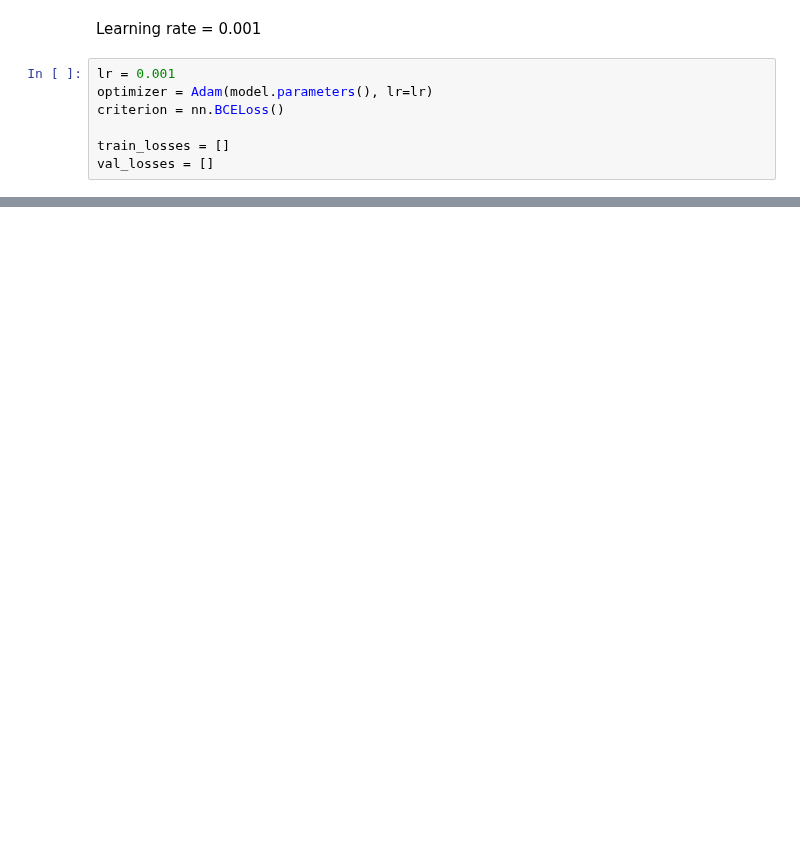
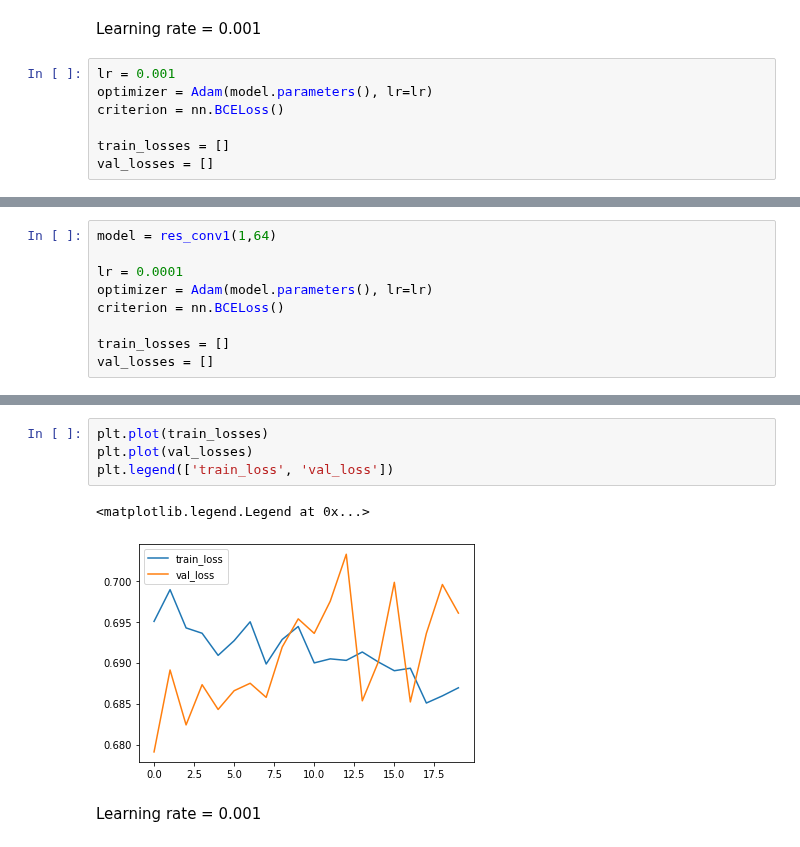
Before and after one commit to HaochengYe/Backtesting, a Jupyter notebook: Predict & Backtesting.ipynb, the cells around one changed output, grey strips where cells are left out. Saved outputs shown, nothing was run; the diff lists cells and outputs as text; blank space fills up the shorter version.

```diff
--- a/Predict & Backtesting.ipynb
+++ b/Predict & Backtesting.ipynb
@@ -133,0 +201,9 @@ plt.legend(['train_loss', 'val_loss'])
+# %%
+model = res_conv1(1,64)
+
+lr = 0.0001
+optimizer = Adam(model.parameters(), lr=lr)
+criterion = nn.BCELoss()
+
+train_losses = []
+val_losses = []
@@ -133,0 +234,9 @@ plt.legend(['train_loss', 'val_loss'])
+# %%
+plt.plot(train_losses)
+plt.plot(val_losses)
+plt.legend(['train_loss', 'val_loss'])
+# %% [output]
+<matplotlib.legend.Legend at 0x...>
+[figure, added]
+# %% [markdown]
+Learning rate = 0.001
```
Also changed, not shown: parts of 12 cells of this notebook, 1 other file.
